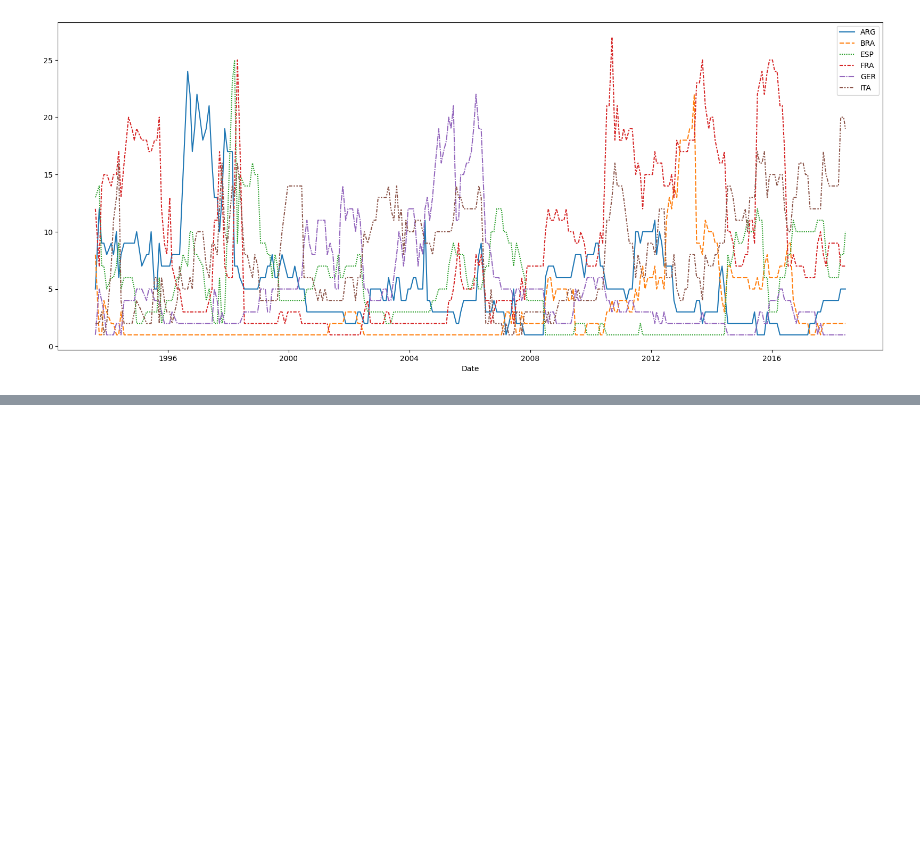
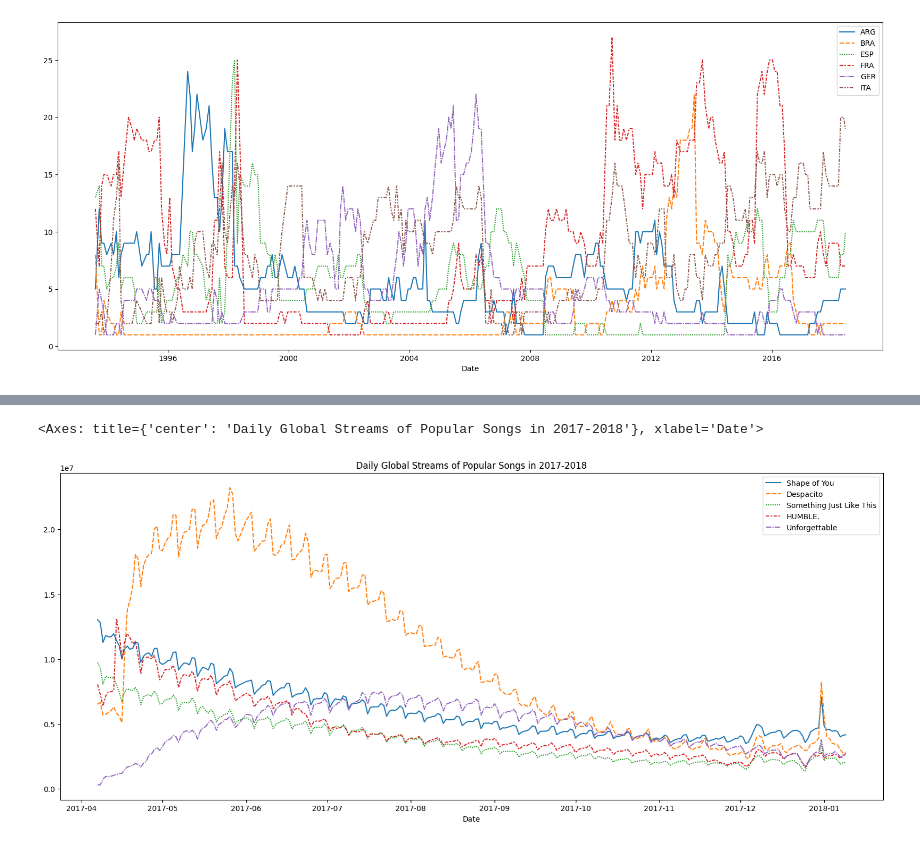
Before and after one commit to ShariarImroze/DS_ML_Portfolio, a Jupyter notebook: data_visualization_basics.ipynb, the cells around one changed output, grey strips where cells are left out. Drawn from its saved outputs; the diff is of its cells as text; code cells hidden in the pictures; blank space fills up the shorter version.

```diff
--- a/data_visualization_basics.ipynb
+++ b/data_visualization_basics.ipynb
@@ -27,0 +32,4 @@ sns.lineplot(data=fifa_data)
+# %%
+spotify_filepath = 'assets/csv_files/spotify.csv'
+
+spotify_data = pd.read_csv(spotify_filepath, index_col="Date", parse_dates = True)
@@ -27,0 +46,2 @@ sns.lineplot(data=fifa_data)
+# %%
+spotify_data = spotify_data.dropna()
@@ -27,0 +58,7 @@ sns.lineplot(data=fifa_data)
+# %%
+plt.figure(figsize=(20,8))
+plt.title("Daily Global Streams of Popular Songs in 2017-2018")
+sns.lineplot(data=spotify_data)
+# %% [output]
+<Axes: title={'center': 'Daily Global Streams of Popular Songs in 2017-2018'}, xlabel='Date'>
+[figure, added]
```
Also changed, not shown: parts of 5 cells of this notebook.
